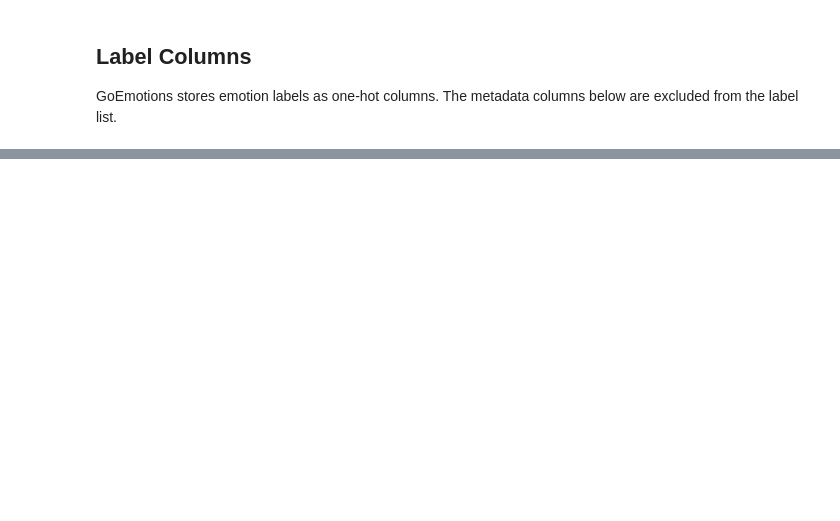
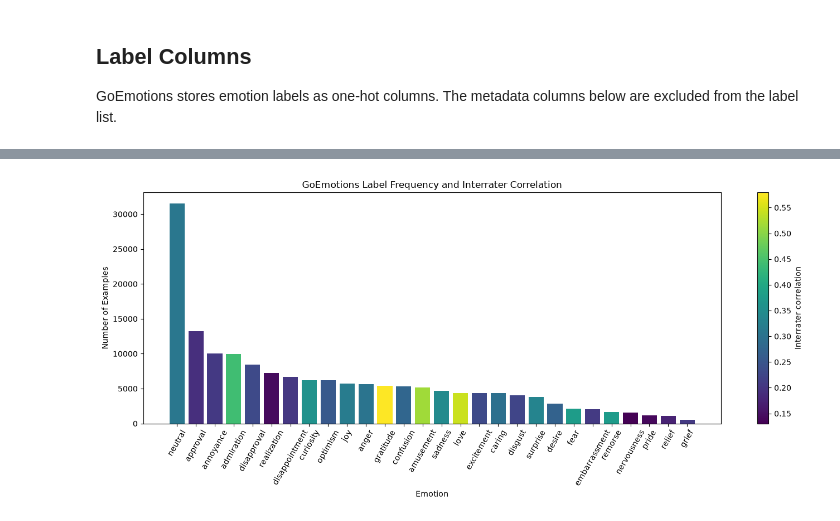
Before and after one commit to amymapsmith/go-emotions-explore, a Jupyter notebook: notebooks/go_emotions_explore.ipynb, the cells around one changed output, grey strips where cells are left out. Drawn from its saved outputs; the diff is of its cells as text; code cells hidden in the pictures; blank space fills up the shorter version.

```diff
--- a/notebooks/go_emotions_explore.ipynb
+++ b/notebooks/go_emotions_explore.ipynb
@@ -149,0 +383,7 @@ raw.merge(agreement, on="id").sort_values("percentage_agreement").head(20)[
+# %%
+emotion_corr = pd.Series({
+    label: interrater_corr_for_label(raw, label)
+    for label in label_cols
+})
+
+emotion_corr.head(20)
@@ -149,0 +408,41 @@ raw.merge(agreement, on="id").sort_values("percentage_agreement").head(20)[
+# %%
+plot_df = (
+    pd.DataFrame({
+        "emotion": emotion_freq.index,
+        "frequency": emotion_freq.values,
+        "interrater_corr": emotion_corr.loc[emotion_freq.index].values,
+    })
+    .sort_values("frequency", ascending=False)
+)
+# %%
+fig, ax = plt.subplots(figsize=(14, 6))
+
+norm = plt.Normalize(
+    plot_df["interrater_corr"].min(),
+    plot_df["interrater_corr"].max()
+)
+
+cmap = plt.cm.viridis
+colors = cmap(norm(plot_df["interrater_corr"]))
+
+bars = ax.bar(
+    plot_df["emotion"],
+    plot_df["frequency"],
+    color=colors
+)
+
+ax.set_title("GoEmotions Label Frequency and Interrater Correlation")
+ax.set_xlabel("Emotion")
+ax.set_ylabel("Number of Examples")
+ax.tick_params(axis="x", rotation=60)
+
+sm = plt.cm.ScalarMappable(cmap=cmap, norm=norm)
+sm.set_array([])
+
+cbar = fig.colorbar(sm, ax=ax)
+cbar.set_label("Interrater correlation")
+
+plt.tight_layout()
+plt.show()
+# %% [output]
+[figure, added]
```
Also changed, not shown: parts of 39 cells of this notebook.
